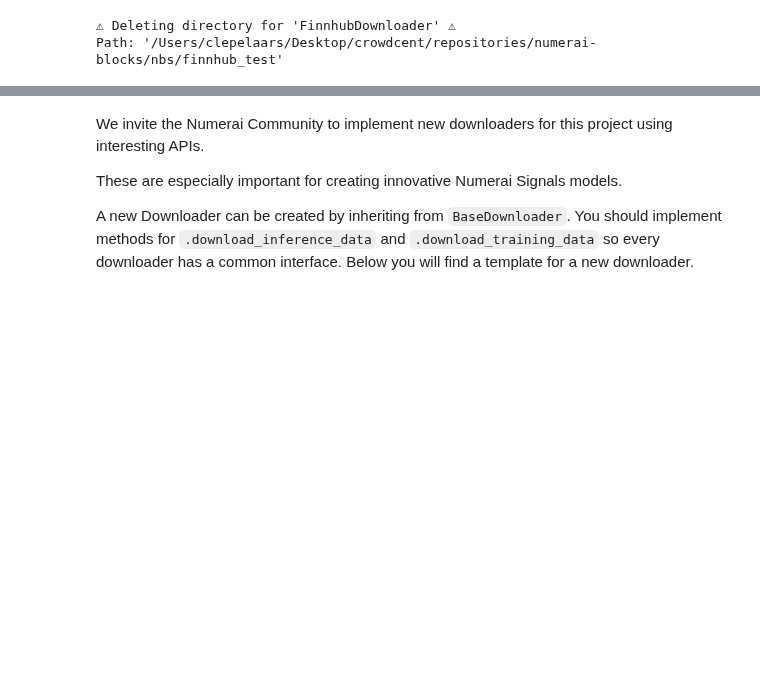
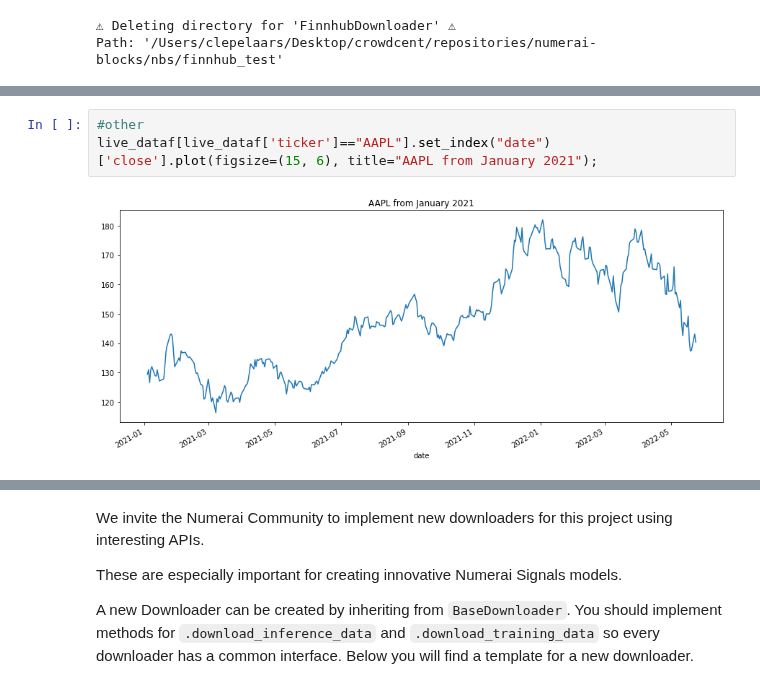
Before and after one commit to crowdcent/numerblox, a Jupyter notebook: nbs/01_download.ipynb, the cells around one changed output, grey strips where cells are left out. Cells and saved outputs as stored; diff of their text form; blank space fills up the shorter version.

```diff
--- a/nbs/01_download.ipynb
+++ b/nbs/01_download.ipynb
@@ -883,0 +1003,5 @@ Path: '/Users/clepelaars/Desktop/crowdcent/repositories/numerai-blocks/nbs/finnh
+# %%
+#other
+live_dataf[live_dataf['ticker']=="AAPL"].set_index("date")['close'].plot(figsize=(15, 6), title="AAPL from January 2021");
+# %% [output]
+[figure, added]
```
Also changed, not shown: parts of 26 cells of this notebook, 5 other files.
